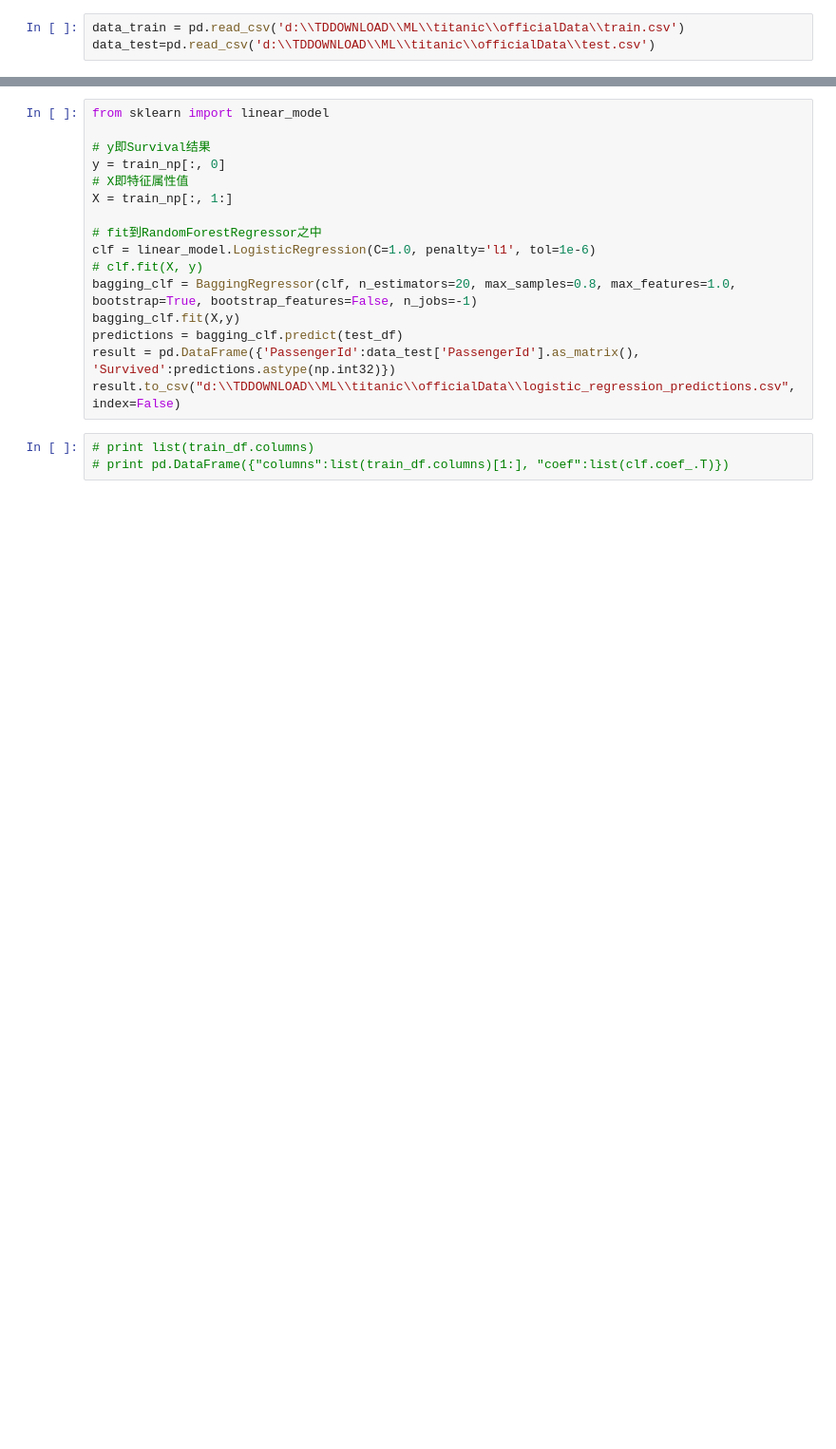
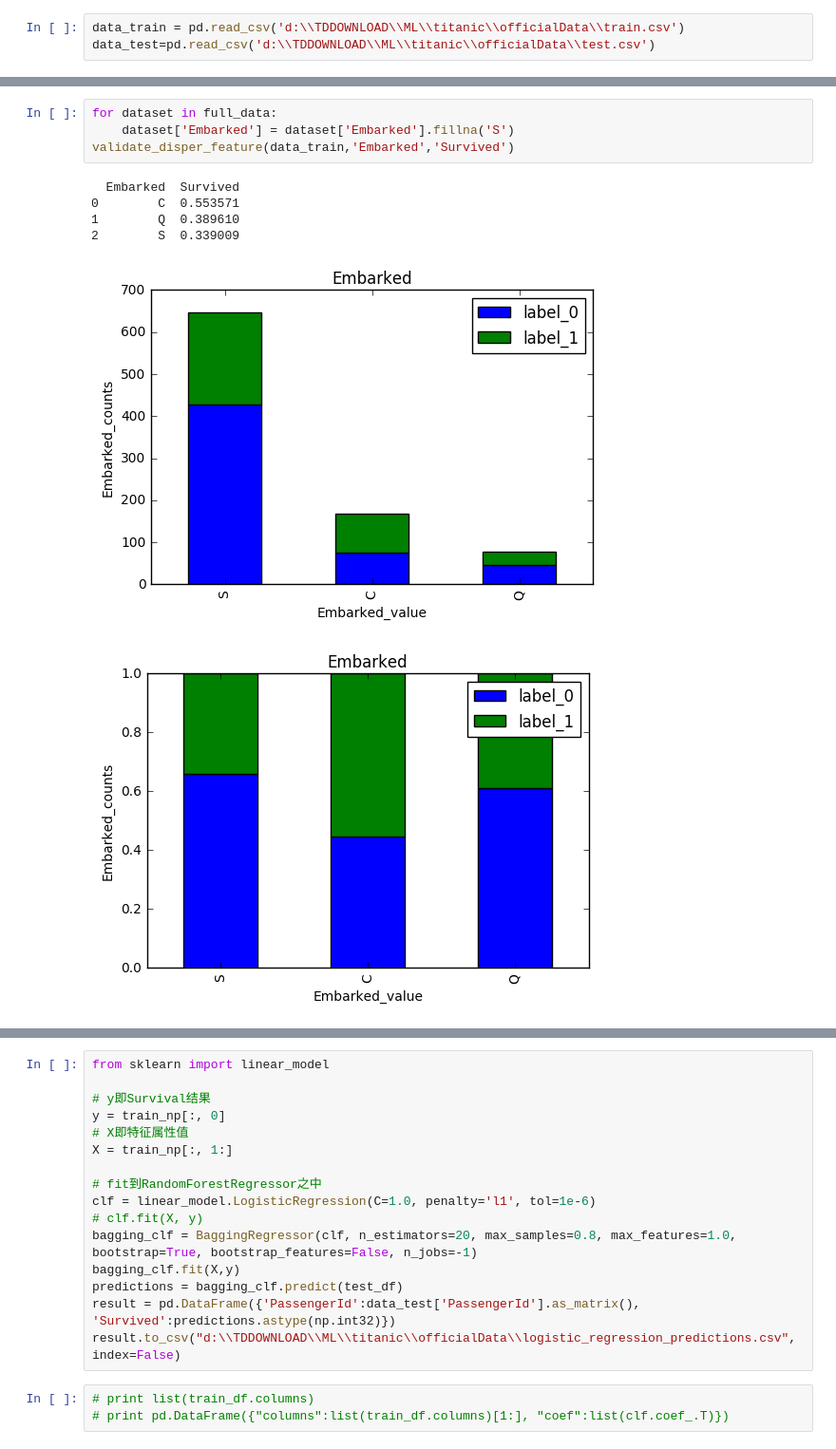
Before and after one commit to Jahvey/PYTHON_kaggle_titanic, a Jupyter notebook: my titanic.ipynb, the cells around one changed output, grey strips where cells are left out. Shown at 95% size. Drawn from its saved outputs; the diff is of its cells as text; blank space fills up the shorter version.

```diff
--- a/my titanic.ipynb
+++ b/my titanic.ipynb
@@ -259,0 +277,11 @@ value_set Int64Index([0, 1], dtype='int64')
+# %%
+for dataset in full_data:
+    dataset['Embarked'] = dataset['Embarked'].fillna('S')
+validate_disper_feature(data_train,'Embarked','Survived')
+# %% [output]
+  Embarked  Survived
+0        C  0.553571
+1        Q  0.389610
+2        S  0.339009
+[figure, added]
+[figure, added]
```
Also changed, not shown: parts of 21 cells of this notebook.
